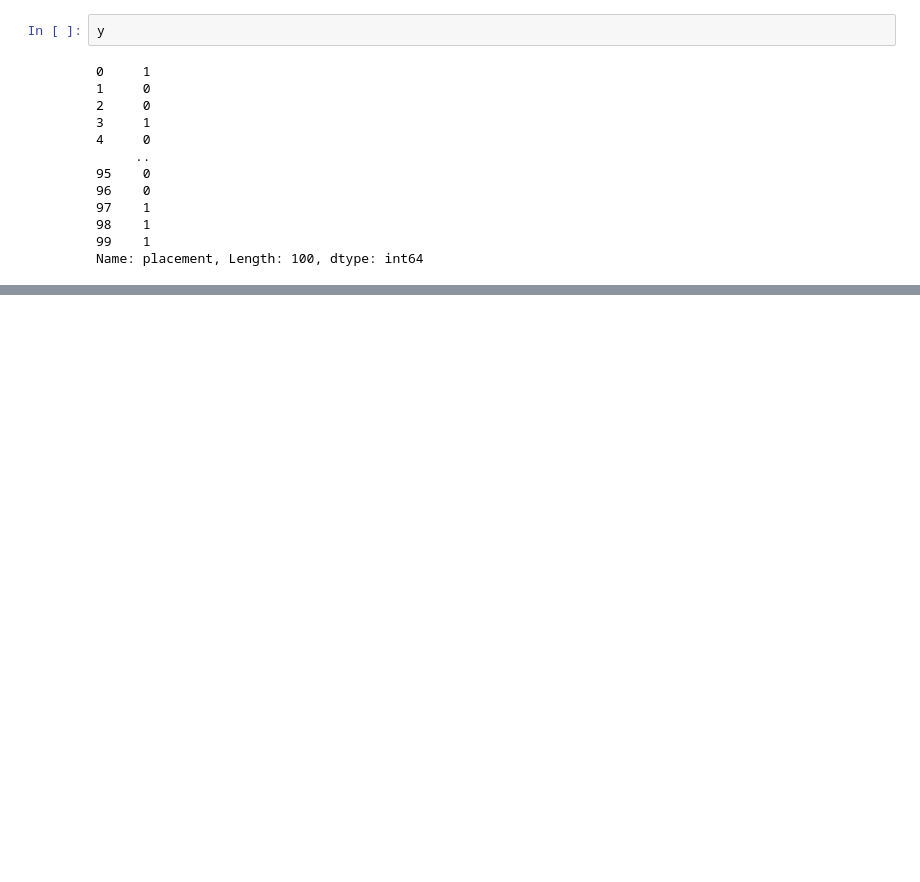
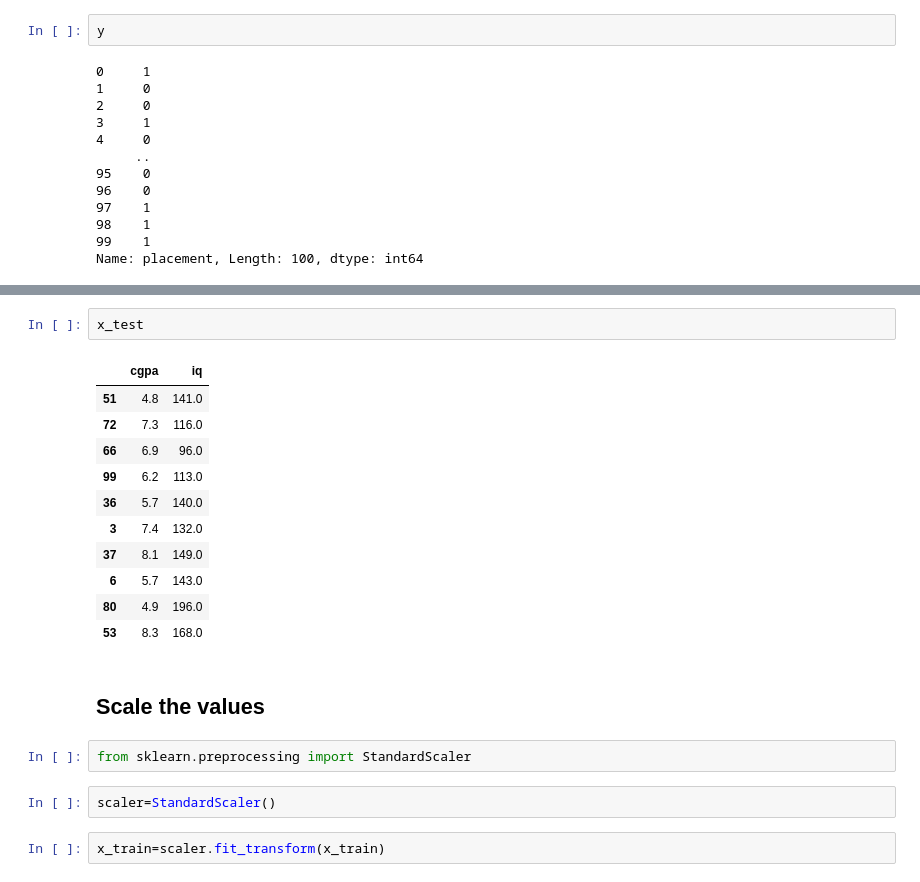
Before and after one commit to shresh15/Machine_Learning_ToyDataset, a Jupyter notebook: project.ipynb, the cells around one changed output, grey strips where cells are left out. Saved outputs shown, nothing was run; the diff lists cells and outputs as text; blank space fills up the shorter version.

```diff
--- a/project.ipynb
+++ b/project.ipynb
@@ -186,0 +193,22 @@ Name: placement, Length: 100, dtype: int64
+# %%
+x_test
+# %% [output]
+|  | cgpa | iq |
+| 51 | 4.8 | 141.0 |
+| 72 | 7.3 | 116.0 |
+| 66 | 6.9 | 96.0 |
+| 99 | 6.2 | 113.0 |
+| 36 | 5.7 | 140.0 |
+| 3 | 7.4 | 132.0 |
+| 37 | 8.1 | 149.0 |
+| 6 | 5.7 | 143.0 |
+| 80 | 4.9 | 196.0 |
+| 53 | 8.3 | 168.0 |
+# %% [markdown]
+## Scale the values
+# %%
+from sklearn.preprocessing import StandardScaler
+# %%
+scaler=StandardScaler()
+# %%
+x_train=scaler.fit_transform(x_train)
```
Also changed, not shown: parts of 34 cells of this notebook.
